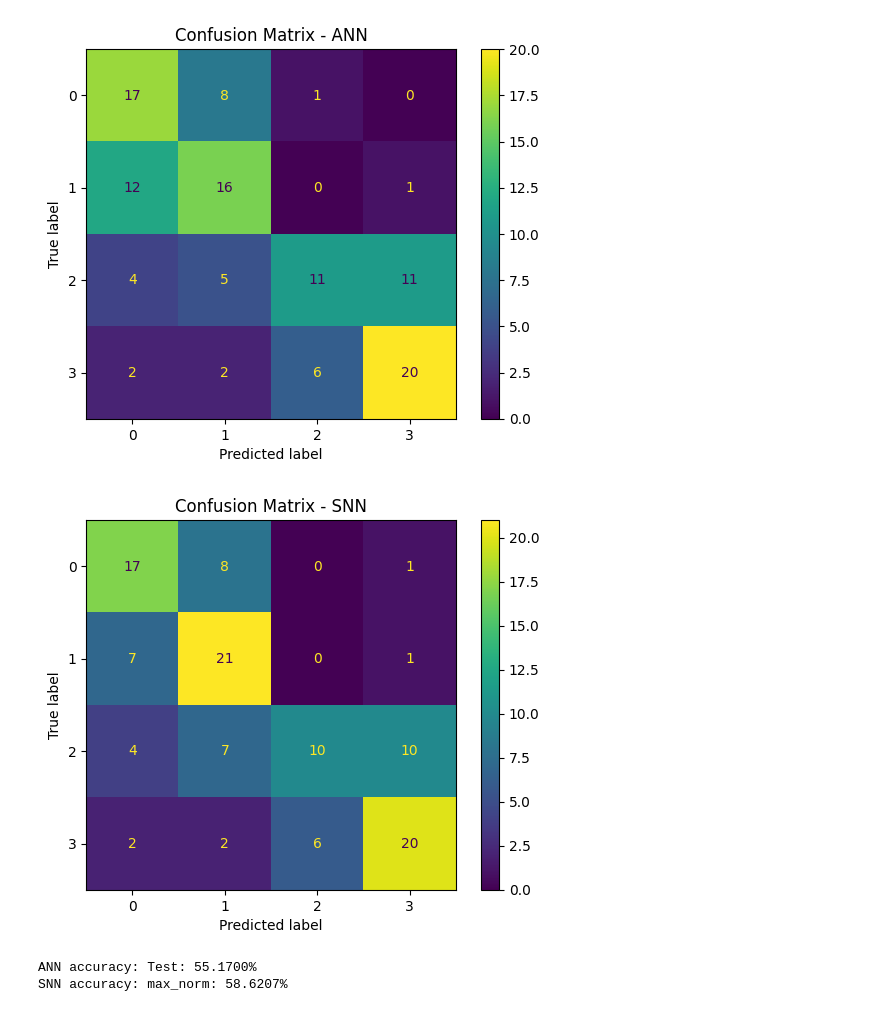
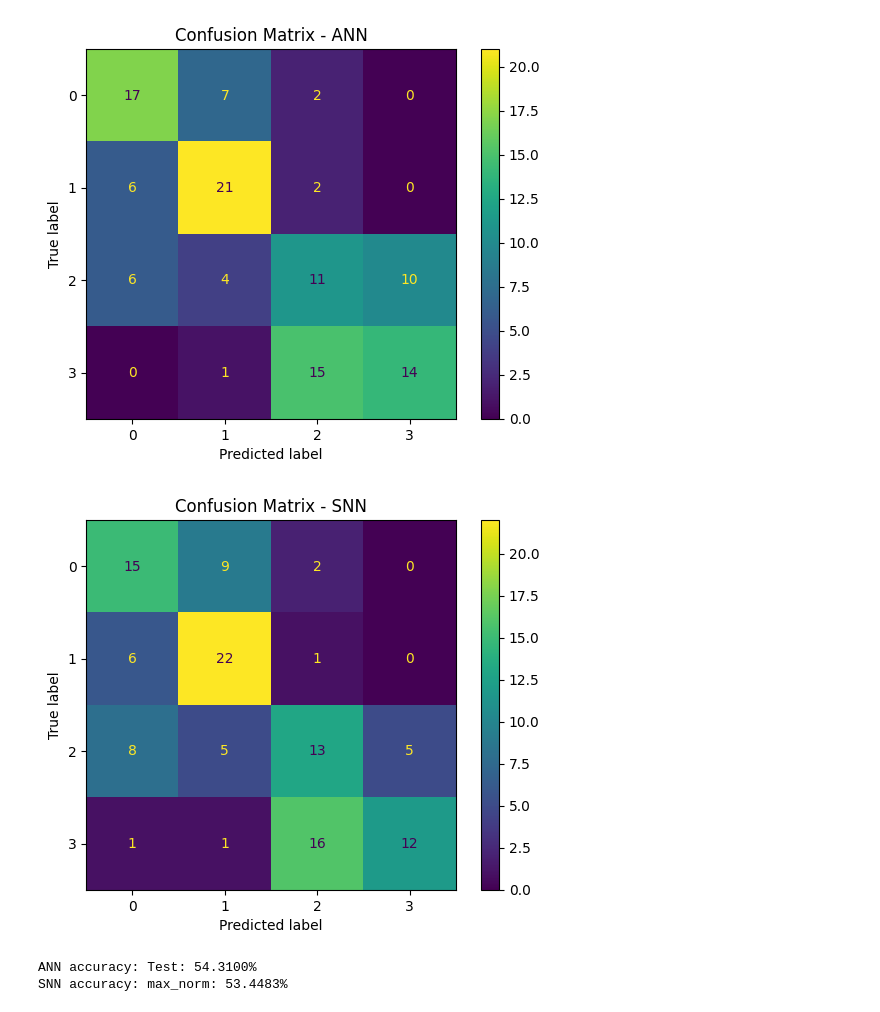
Before and after one commit to AlonResearch/SNN-for-MI-EEG, a Jupyter notebook: SNN_for_EEG_based_Motor_Imagery_Classification.ipynb, the cells around one changed output. Cells and saved outputs as stored; diff of their text form; code cells hidden in the pictures.

```diff
--- a/SNN_for_EEG_based_Motor_Imagery_Classification.ipynb
+++ b/SNN_for_EEG_based_Motor_Imagery_Classification.ipynb
@@ -486,7 +453,12 @@ def framework_pipeline(train_x, train_y, test_x, test_y, epoch=200, batch=64, T=
 
 
 # Getting real samples
-file = scio.loadmat('/content/A01T.mat')
+
+#Locally load the dataset
+file = scio.loadmat('Datasets\BCICIV_2a_gdf\Derivatives\A07T.mat')
+
+# Google Colab load the dataset
+# file = scio.loadmat('/content/A01T.mat')
 all_data = file['all_data']
 all_label = file['all_label']
 
@@ -516,6 +488,6 @@ framework_pipeline(train_data, train_label, test_data, test_label, epoch=100, ba
 ---------------------------------------------
 Converting using MaxNorm
-[figure, old version]
+[figure, new version]
-[figure, old version]
+[figure, new version]
-ANN accuracy: Test: 55.1700%
-SNN accuracy: max_norm: 58.6207%
+ANN accuracy: Test: 54.3100%
+SNN accuracy: max_norm: 53.4483%
```
Also changed, not shown: parts of 3 cells of this notebook, 36 other files.
